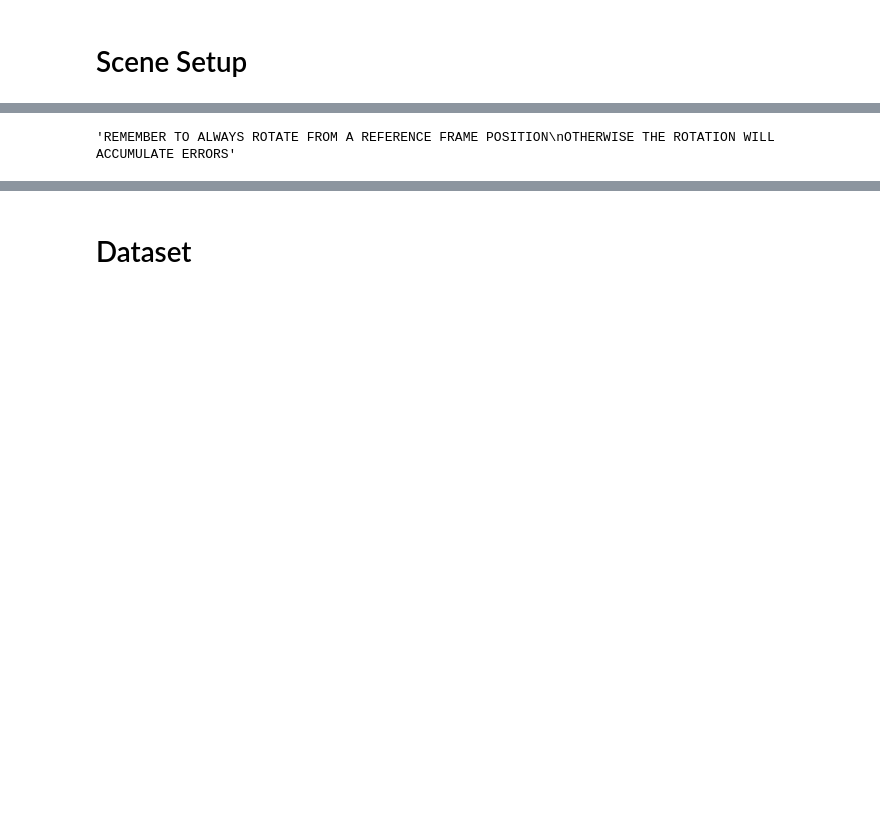
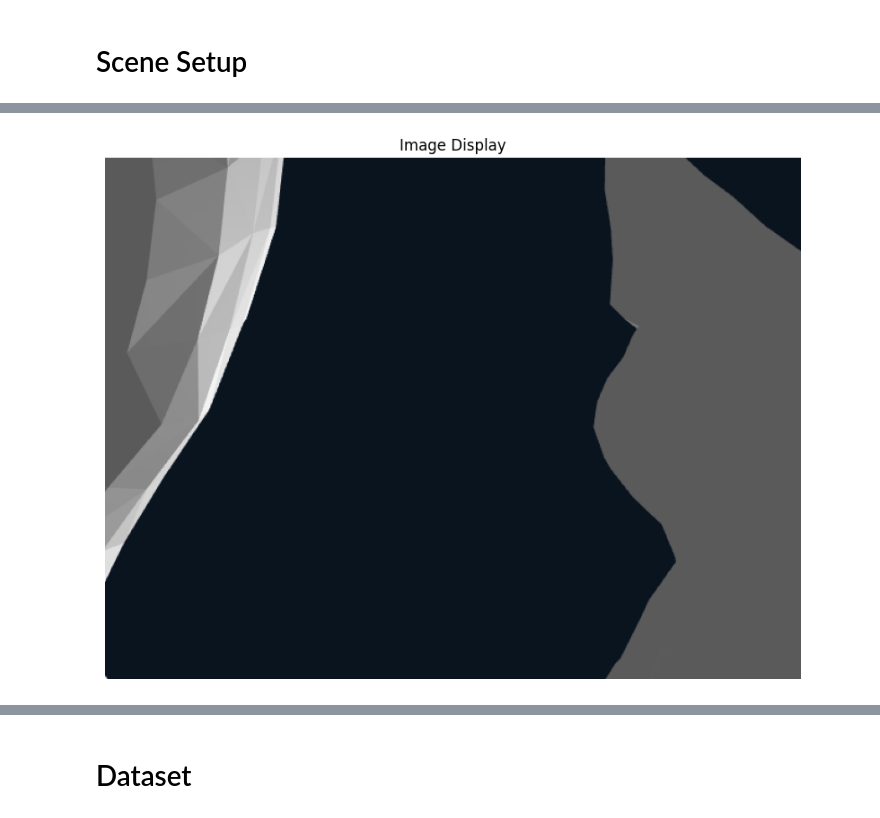
Before and after one commit to flaccagora/genesis_tests, a Jupyter notebook: tutto.ipynb, the cells around one changed output, grey strips where cells are left out. Saved outputs shown, nothing was run; the diff lists cells and outputs as text; code cells hidden in the pictures; blank space fills up the shorter version.

```diff
--- a/tutto.ipynb
+++ b/tutto.ipynb
@@ -16,7 +16,7 @@ def gs_simul_setup(entity_name):
         ),
         viewer_options= gs.options.ViewerOptions(
             camera_pos=(1.5, 0, 0.8),
-            camera_lookat=(0.0, 0.0, 0.0),
+            camera_lookat=(0.5, 1, 0.3),
             camera_fov=40,
         ),
         mpm_options=gs.options.MPMOptions(
@@ -42,9 +42,9 @@ def gs_simul_setup(entity_name):
 
     torus_fem_0 = scene.add_entity(
         morph=gs.morphs.Mesh(
-            file=f'assets/{entity_name}.obj',
+            file=f'assets/dragon/{entity_name}.obj',#,f'assets/material_0',f'assets/material.mtl'],
             pos=(0.5, 1, 0.3),
-            scale=0.2,
+            scale=0.1,
             ),
         material=gs.materials.FEM.Muscle(
             E=E,
@@ -69,21 +69,20 @@ def gs_simul_setup(entity_name):
     # )
 
 
-    # cam = scene.add_camera(
-    #     res    = (640, 480),
-    #     pos    = (7., 0.4, 0.3), # (3,,) per torus is enough
-    #     lookat = (0.5, 0.4, 0.3),
-    #     fov    = 30,
-    #     GUI    = False,
-    # )
+    cam = scene.add_camera(
+        res    = (640, 480),
+        pos    = (1.5, 5, 0.8), # (3,,) per torus is enough
+        lookat = (0.5, 1, 1),
+        fov    = 40,
+        GUI    = False,
+    )
 
-    cam = None
     ########################## build ##########################
     scene.build()
 
     return scene, cam
 
 scene, cam = gs_simul_setup("dragon")
-torus_fem_0 = scene.entities[1]
-# torus_fem_1 = scene.entities[2]
+# entity = scene.entities[0]
+#
 # %% [output]
@@ -104,44 +97,0 @@ torus_fem_0 = scene.entities[1]
-# %%
-import torch
-
-def rotation_matrix_xyz(rx, ry, rz):
-    Rx = torch.tensor([[1, 0, 0],
-                   [0, torch.cos(rx), -torch.sin(rx)],
-                   [0, torch.sin(rx), torch.cos(rx)]], dtype=torch.float32)
-
-    Ry = torch.tensor([[torch.cos(ry), 0, torch.sin(ry)],
-                   [0, 1, 0],
-                   [-torch.sin(ry), 0, torch.cos(ry)]], dtype=torch.float32)
-
-    Rz = torch.tensor([[torch.cos(rz), -torch.sin(rz), 0],
-                   [torch.sin(rz), torch.cos(rz), 0],
-                   [0, 0, 1]], dtype=torch.float32)
-
-    R = Rz @ Ry @ Rx
-    return R
-
-def rotate_entity(entity, rx, ry=None, rz=None, center=None):
-    if rx.shape == torch.Size([1,3]):
-        R = rotation_matrix_xyz(rx[0,0], rx[0,1],rx[0,2])
-    elif ry == None or rz == None and rx.shape == torch.Size([3,3]):
-        R = rx
-    elif (ry is not None) and (rz is not None):
-        R = rotation_matrix_xyz(rx, ry, rz)
-    else:
-        raise ValueError
-
-    state = entity.get_state()
-    pos = state.pos
-    if center is not None:
-        com = center
-    else:
-        com = pos.mean(dim=1)
-    pos_centered = pos - com
-    pos_rotated = pos_centered @ R.T + com
-    entity.set_position(pos_rotated.sceneless())
-
-
-"""REMEMBER TO ALWAYS ROTATE FROM A REFERENCE FRAME POSITION
-OTHERWISE THE ROTATION WILL ACCUMULATE ERRORS"""
-# %% [output]
-'REMEMBER TO ALWAYS ROTATE FROM A REFERENCE FRAME POSITION\nOTHERWISE THE ROTATION WILL ACCUMULATE ERRORS'
@@ -148,8 +100,13 @@ OTHERWISE THE ROTATION WILL ACCUMULATE ERRORS"""
 # %%
 import torch
-rotation = torch.tensor([[torch.pi/3,torch.pi/2,0.]])
+from utils.rotation import rotate_entity
+from data import show_image
+
+rotation = torch.tensor([[0.,torch.pi/4,0.]])
 scene.reset()
 center=torch.tensor([0.5, 0.1, 0.3])
-rotate_entity(torus_fem_0,rotation,center)
+# rotate_entity(torus_fem_0,rotation,center)
 scene.step()
+cam.set_pose(pos=(0,0,0))
+show_image(cam.render()[0])
 # %% [output]
@@ -157,0 +114 @@ scene.step()
+[figure, added]
```
Also changed, not shown: parts of 8 cells of this notebook, 4 other files.
